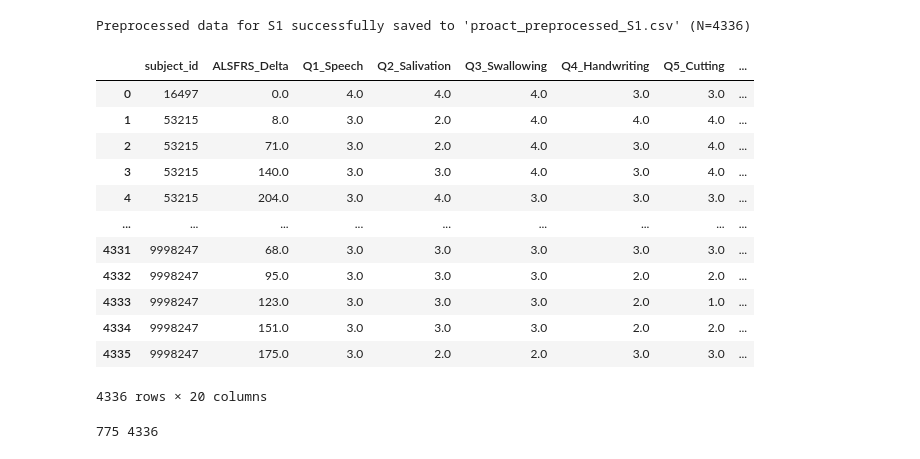
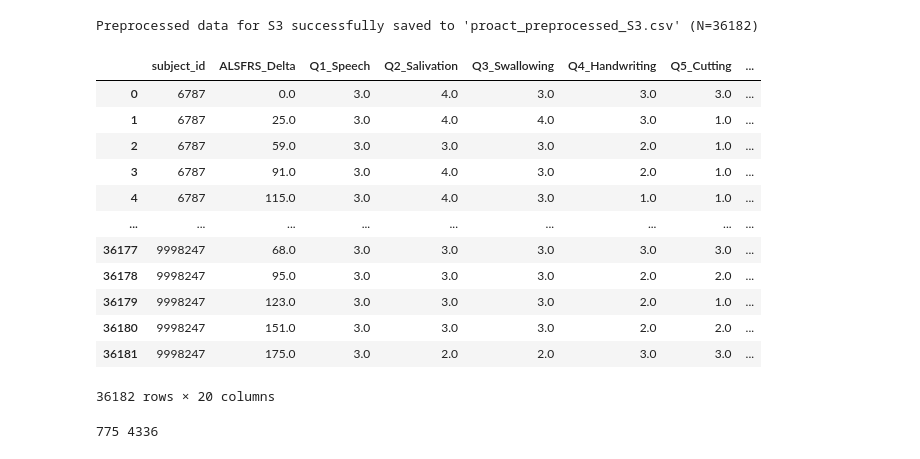
Before and after one commit to Zhennan-Wu/gnpc_explor, a Jupyter notebook: src/pro-act_preprocessing.ipynb, the cells around one changed output. Cells and saved outputs as stored; diff of their text form; code cells hidden in the pictures.

```diff
--- a/src/pro-act_preprocessing.ipynb
+++ b/src/pro-act_preprocessing.ipynb
@@ -151,47 +151,47 @@ def preprocess_proact_data(dfs, scenario="S1", output_filename="proact_preproces
 
     # 4. MERGE
     df_model = df_model.merge(df_demo_clean, on='subject_id', how='left')
     df_model = df_model.merge(df_tx_clean, on='subject_id', how='left')
     df_model = df_model.merge(df_hist_clean, on='subject_id', how='left')
     df_model = df_model.merge(fvc_base, on='subject_id', how='left')
     df_model = df_model.merge(bmi_base, on='subject_id', how='left')
 
     # Sort chronologically
     df_model = df_model.sort_values(by=['subject_id', 'ALSFRS_Delta']).reset_index(drop=True)
 
     # 5. DYNAMIC COMPLETE CASE FILTER
     # Only drop rows missing the specific covariates required by the chosen scenario
     required_cols = ITEM_COLS + active_covariates
     df_complete = df_model.dropna(subset=required_cols).reset_index(drop=True)
 
     # Standardize continuous covariates for Stan HMC stability
     continuous_vars = ['Age_Base', 'FVC_Base', 'BMI_Base']
     for col in continuous_vars:
         if col in df_complete.columns and col in active_covariates:
             df_complete[col] = (df_complete[col] - df_complete[col].mean()) / df_complete[col].std()
 
     # Save the prepared data to file
     df_complete.to_csv(output_filename, index=False)
     print(f"Preprocessed data for {scenario} successfully saved to '{output_filename}' (N={len(df_complete)})")
 
     return df_complete
 
-preprocess_proact_data(datasets, scenario="S1", output_filename="proact_preprocessed_S1.csv")
+preprocess_proact_data(datasets, scenario="S3", output_filename="proact_preprocessed_S3.csv")
 # %% [output]
-Preprocessed data for S1 successfully saved to 'proact_preprocessed_S1.csv' (N=4336)
+Preprocessed data for S3 successfully saved to 'proact_preprocessed_S3.csv' (N=36182)
 |  | subject_id | ALSFRS_Delta | Q1_Speech | Q2_Salivation | Q3_Swallowing | Q4_Handwriting | Q5_Cutting | ... |
-| 0 | 16497 | 0.0 | 4.0 | 4.0 | 4.0 | 3.0 | 3.0 | ... |
-| 1 | 53215 | 8.0 | 3.0 | 2.0 | 4.0 | 4.0 | 4.0 | ... |
-| 2 | 53215 | 71.0 | 3.0 | 2.0 | 4.0 | 3.0 | 4.0 | ... |
-| 3 | 53215 | 140.0 | 3.0 | 3.0 | 4.0 | 3.0 | 4.0 | ... |
-| 4 | 53215 | 204.0 | 3.0 | 4.0 | 3.0 | 3.0 | 3.0 | ... |
+| 0 | 6787 | 0.0 | 3.0 | 4.0 | 3.0 | 3.0 | 3.0 | ... |
+| 1 | 6787 | 25.0 | 3.0 | 4.0 | 4.0 | 3.0 | 1.0 | ... |
+| 2 | 6787 | 59.0 | 3.0 | 3.0 | 3.0 | 2.0 | 1.0 | ... |
+| 3 | 6787 | 91.0 | 3.0 | 4.0 | 3.0 | 2.0 | 1.0 | ... |
+| 4 | 6787 | 115.0 | 3.0 | 4.0 | 3.0 | 1.0 | 1.0 | ... |
 | ... | ... | ... | ... | ... | ... | ... | ... | ... |
-| 4331 | 9998247 | 68.0 | 3.0 | 3.0 | 3.0 | 3.0 | 3.0 | ... |
-| 4332 | 9998247 | 95.0 | 3.0 | 3.0 | 3.0 | 2.0 | 2.0 | ... |
-| 4333 | 9998247 | 123.0 | 3.0 | 3.0 | 3.0 | 2.0 | 1.0 | ... |
-| 4334 | 9998247 | 151.0 | 3.0 | 3.0 | 3.0 | 2.0 | 2.0 | ... |
-| 4335 | 9998247 | 175.0 | 3.0 | 2.0 | 2.0 | 3.0 | 3.0 | ... |
+| 36177 | 9998247 | 68.0 | 3.0 | 3.0 | 3.0 | 3.0 | 3.0 | ... |
+| 36178 | 9998247 | 95.0 | 3.0 | 3.0 | 3.0 | 2.0 | 2.0 | ... |
+| 36179 | 9998247 | 123.0 | 3.0 | 3.0 | 3.0 | 2.0 | 1.0 | ... |
+| 36180 | 9998247 | 151.0 | 3.0 | 3.0 | 3.0 | 2.0 | 2.0 | ... |
+| 36181 | 9998247 | 175.0 | 3.0 | 2.0 | 2.0 | 3.0 | 3.0 | ... |
-4336 rows × 20 columns
+36182 rows × 20 columns
 # %%
 import pandas as pd
 import numpy as np
```
Also changed, not shown: 3 other files.
